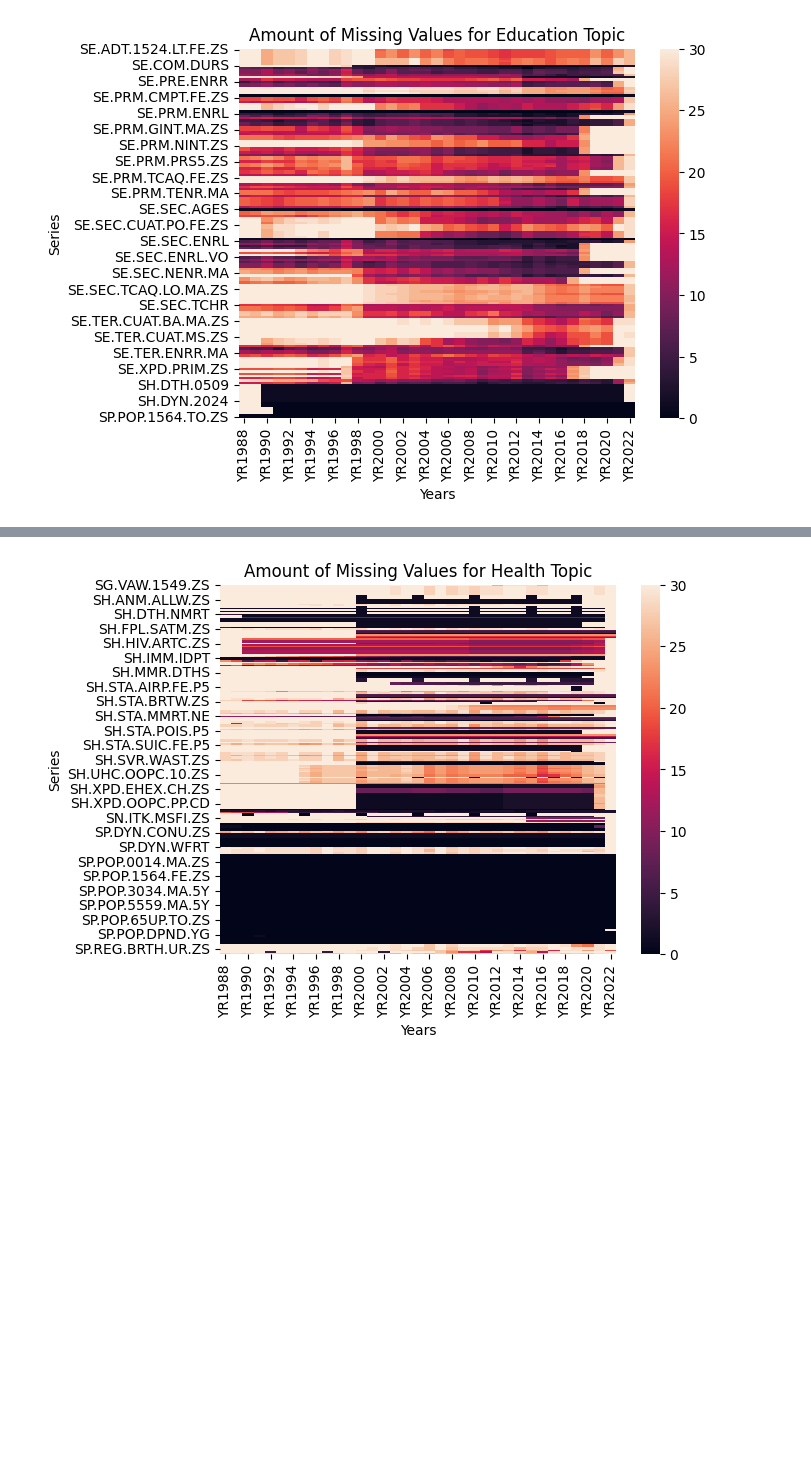
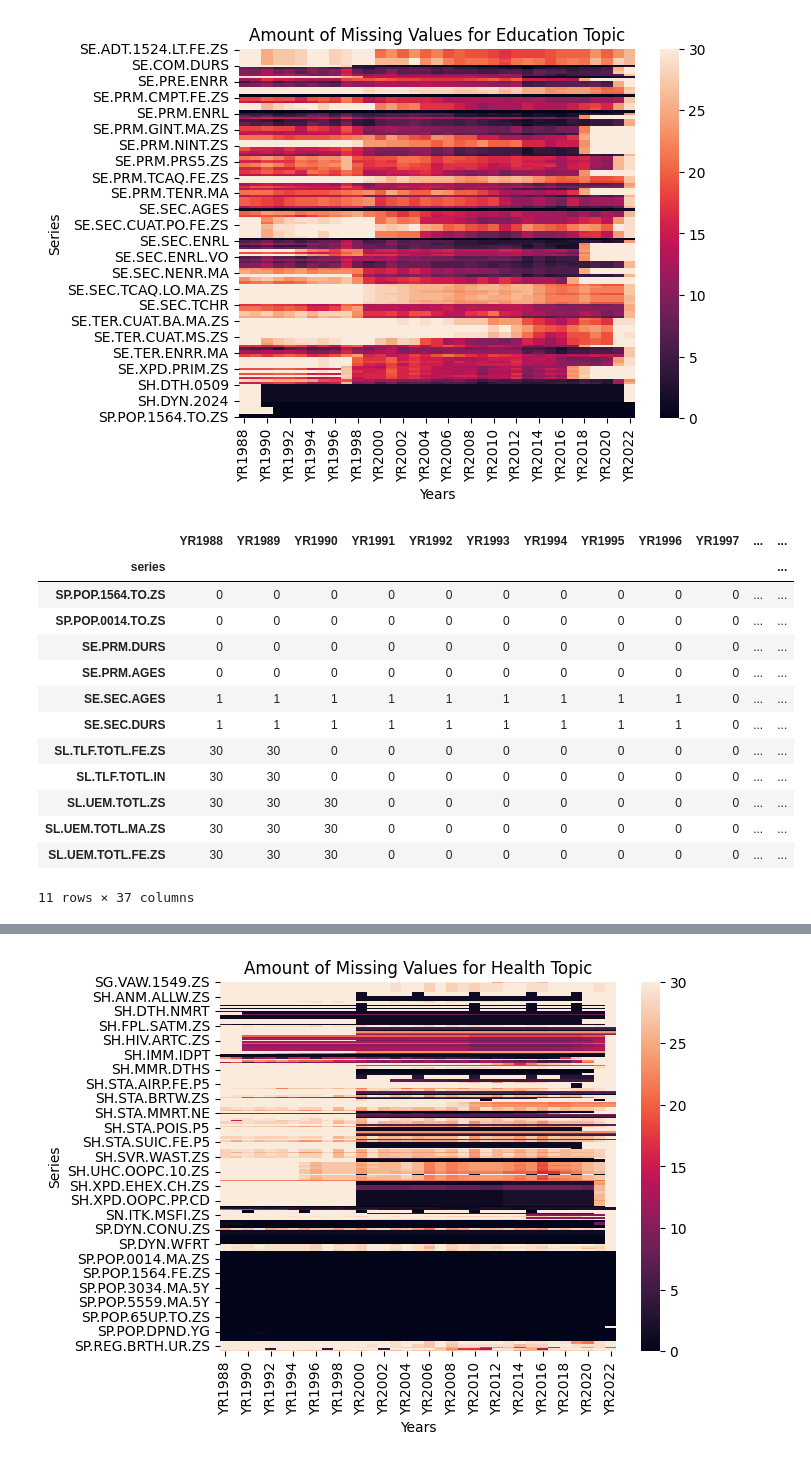
Before and after one commit to juanesfco/PF_DS_PT03_G2_EsperanzaVida, a Jupyter notebook: RawData/readData.ipynb, the cells around one changed output, grey strips where cells are left out. Saved outputs shown, nothing was run; the diff lists cells and outputs as text; code cells hidden in the pictures; blank space fills up the shorter version.

```diff
--- a/RawData/readData.ipynb
+++ b/RawData/readData.ipynb
@@ -201,3 +245,30 @@ plt.title("Amount of Missing Values for Education Topic", fontsize = 12)
 plt.show()
 # %% [output]
 [figure]
+# %%
+df_series_s4_sum['total'] = df_series_s4_sum.sum(axis=1).values
+
+df_series_s4_sum_top10 = df_series_s4_sum.sort_values('total').head(11)
+df_series_s4_sum_top10_index = list(df_series_s4_sum_top10.index)
+df_series_s4_sum_top10_values = []
+
+for i in df_series_s4_sum_top10_index:
+    df_series_s4_sum_top10_values.append(df_s4[df_s4['id']==i]['value'].values[0])
+
+df_series_s4_sum_top10['series_description'] = df_series_s4_sum_top10_values
+df_series_s4_sum_top10
+# %% [output]
+|  | YR1988 | YR1989 | YR1990 | YR1991 | YR1992 | YR1993 | YR1994 | YR1995 | YR1996 | YR1997 | ... | ... |
+| series |  |  |  |  |  |  |  |  |  |  |  | ... |
+| SP.POP.1564.TO.ZS | 0 | 0 | 0 | 0 | 0 | 0 | 0 | 0 | 0 | 0 | ... | ... |
+| SP.POP.0014.TO.ZS | 0 | 0 | 0 | 0 | 0 | 0 | 0 | 0 | 0 | 0 | ... | ... |
+| SE.PRM.DURS | 0 | 0 | 0 | 0 | 0 | 0 | 0 | 0 | 0 | 0 | ... | ... |
+| SE.PRM.AGES | 0 | 0 | 0 | 0 | 0 | 0 | 0 | 0 | 0 | 0 | ... | ... |
+| SE.SEC.AGES | 1 | 1 | 1 | 1 | 1 | 1 | 1 | 1 | 1 | 0 | ... | ... |
+| SE.SEC.DURS | 1 | 1 | 1 | 1 | 1 | 1 | 1 | 1 | 1 | 0 | ... | ... |
+| SL.TLF.TOTL.FE.ZS | 30 | 30 | 0 | 0 | 0 | 0 | 0 | 0 | 0 | 0 | ... | ... |
+| SL.TLF.TOTL.IN | 30 | 30 | 0 | 0 | 0 | 0 | 0 | 0 | 0 | 0 | ... | ... |
+| SL.UEM.TOTL.ZS | 30 | 30 | 30 | 0 | 0 | 0 | 0 | 0 | 0 | 0 | ... | ... |
+| SL.UEM.TOTL.MA.ZS | 30 | 30 | 30 | 0 | 0 | 0 | 0 | 0 | 0 | 0 | ... | ... |
+| SL.UEM.TOTL.FE.ZS | 30 | 30 | 30 | 0 | 0 | 0 | 0 | 0 | 0 | 0 | ... | ... |
+11 rows × 37 columns
```
Also changed, not shown: parts of 22 cells of this notebook.
